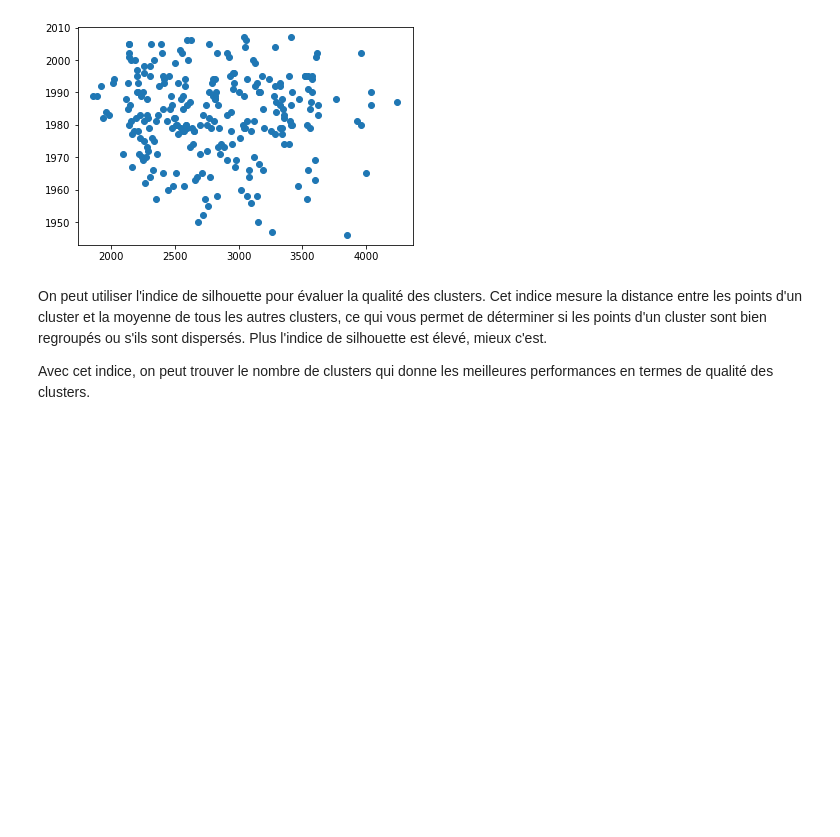
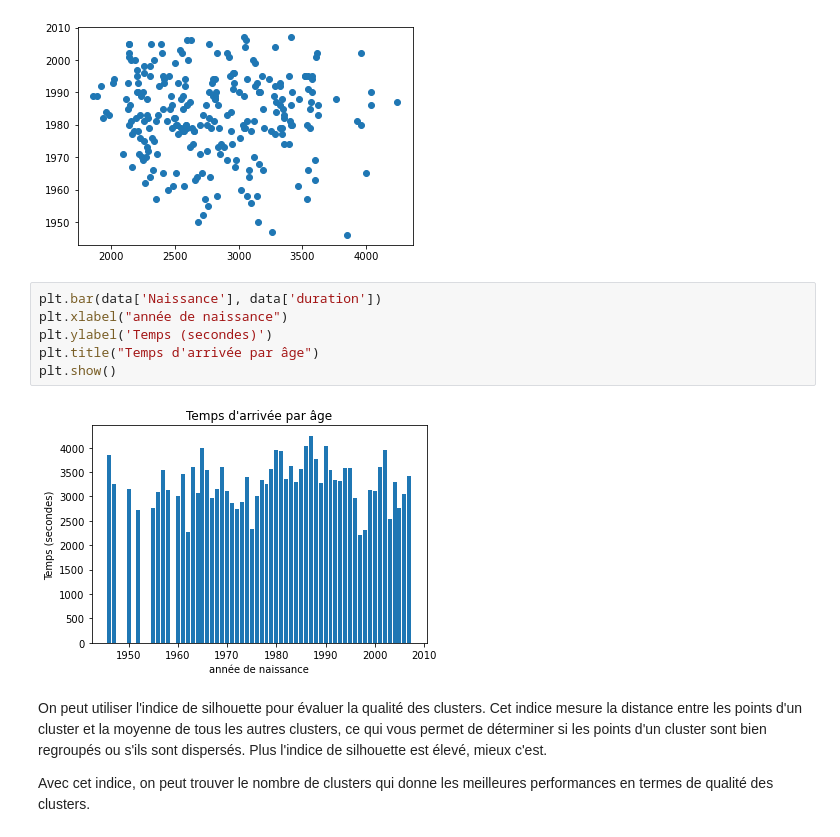
Before and after one commit to Kirscher/ResultAthle, a Jupyter notebook: eda.ipynb, the cells around one changed output. Cells and saved outputs as stored; diff of their text form; blank space fills up the shorter version.

```diff
--- a/eda.ipynb
+++ b/eda.ipynb
@@ -306,6 +313,14 @@ plt.scatter(x,y)
 # %% [output]
 <matplotlib.collections.PathCollection at 0x...>
 [figure]
+# %%
+plt.bar(data['Naissance'], data['duration'])
+plt.xlabel("année de naissance")
+plt.ylabel('Temps (secondes)')
+plt.title("Temps d'arrivée par âge")
+plt.show()
+# %% [output]
+[figure, added]
 # %% [markdown]
 On peut utiliser l'indice de silhouette pour évaluer la qualité des clusters. Cet indice mesure la distance entre les points d'un cluster et la moyenne de tous les autres clusters, ce qui vous permet de déterminer si les points d'un cluster sont bien regroupés ou s'ils sont dispersés. Plus l'indice de silhouette est élevé, mieux c'est.
 
```
Also changed, not shown: parts of 13 cells of this notebook.
